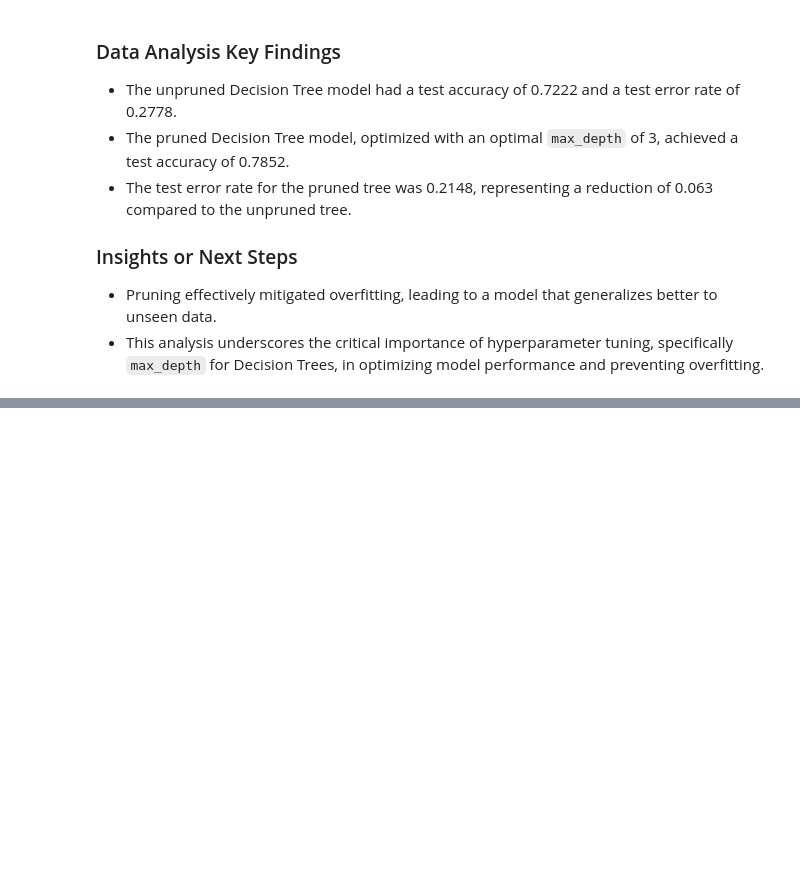
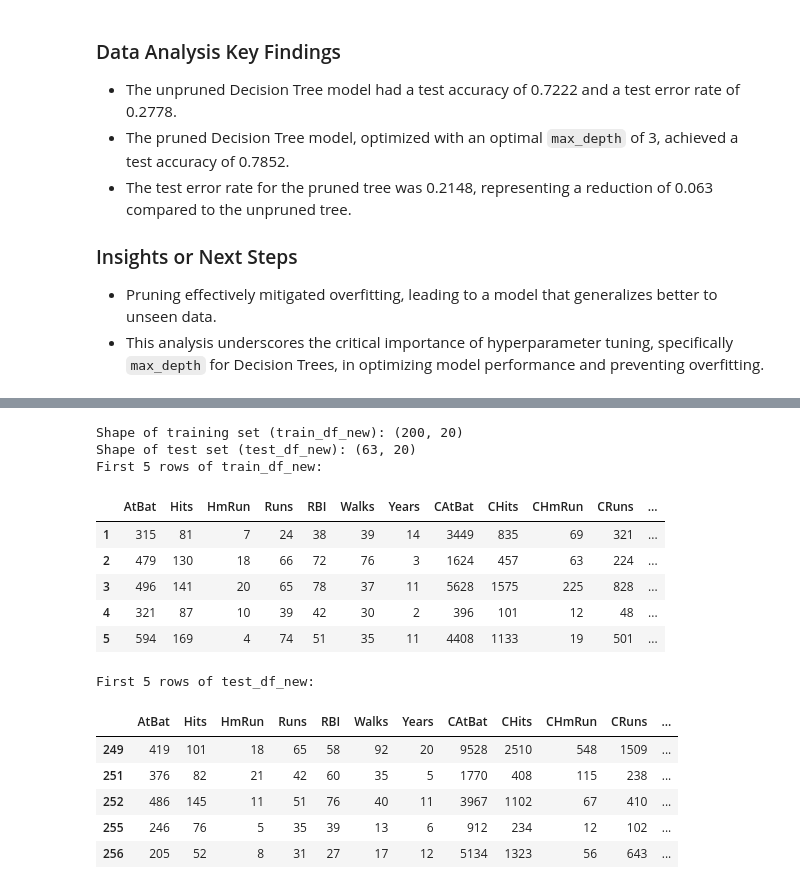
Before and after one commit to rguang/ISLP, a Jupyter notebook: Ch8 Lab.ipynb, the cells around one changed output, grey strips where cells are left out. Cells and saved outputs as stored; diff of their text form; code cells hidden in the pictures; blank space fills up the shorter version.

```diff
--- a/Ch8 Lab.ipynb
+++ b/Ch8 Lab.ipynb
@@ -527,0 +593,27 @@ The pruned Decision Tree model shows a significant improvement in test error rat
+# %%
+train_df_new = df_cleaned.iloc[:200]
+test_df_new = df_cleaned.iloc[200:]
+
+print(f"Shape of training set (train_df_new): {train_df_new.shape}")
+print(f"Shape of test set (test_df_new): {test_df_new.shape}")
+print("First 5 rows of train_df_new:")
+display(train_df_new.head())
+print("First 5 rows of test_df_new:")
+display(test_df_new.head())
+# %% [output]
+Shape of training set (train_df_new): (200, 20)
+Shape of test set (test_df_new): (63, 20)
+First 5 rows of train_df_new:
+|  | AtBat | Hits | HmRun | Runs | RBI | Walks | Years | CAtBat | CHits | CHmRun | CRuns | ... |
+| 1 | 315 | 81 | 7 | 24 | 38 | 39 | 14 | 3449 | 835 | 69 | 321 | ... |
+| 2 | 479 | 130 | 18 | 66 | 72 | 76 | 3 | 1624 | 457 | 63 | 224 | ... |
+| 3 | 496 | 141 | 20 | 65 | 78 | 37 | 11 | 5628 | 1575 | 225 | 828 | ... |
+| 4 | 321 | 87 | 10 | 39 | 42 | 30 | 2 | 396 | 101 | 12 | 48 | ... |
+| 5 | 594 | 169 | 4 | 74 | 51 | 35 | 11 | 4408 | 1133 | 19 | 501 | ... |
+First 5 rows of test_df_new:
+|  | AtBat | Hits | HmRun | Runs | RBI | Walks | Years | CAtBat | CHits | CHmRun | CRuns | ... |
+| 249 | 419 | 101 | 18 | 65 | 58 | 92 | 20 | 9528 | 2510 | 548 | 1509 | ... |
+| 251 | 376 | 82 | 21 | 42 | 60 | 35 | 5 | 1770 | 408 | 115 | 238 | ... |
+| 252 | 486 | 145 | 11 | 51 | 76 | 40 | 11 | 3967 | 1102 | 67 | 410 | ... |
+| 255 | 246 | 76 | 5 | 35 | 39 | 13 | 6 | 912 | 234 | 12 | 102 | ... |
+| 256 | 205 | 52 | 8 | 31 | 27 | 17 | 12 | 5134 | 1323 | 56 | 643 | ... |
```
Also changed, not shown: parts of 26 cells of this notebook.
